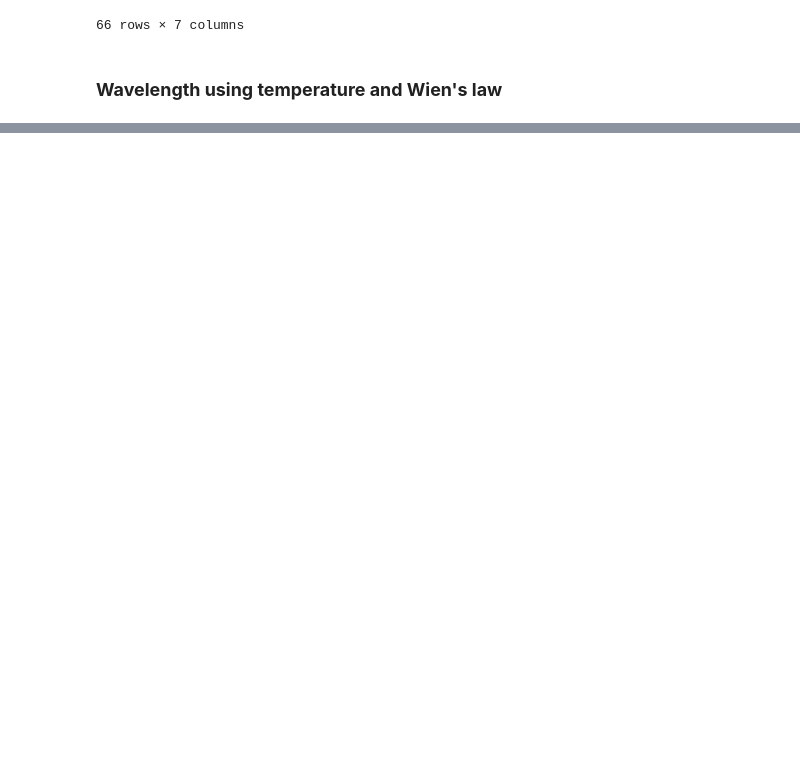
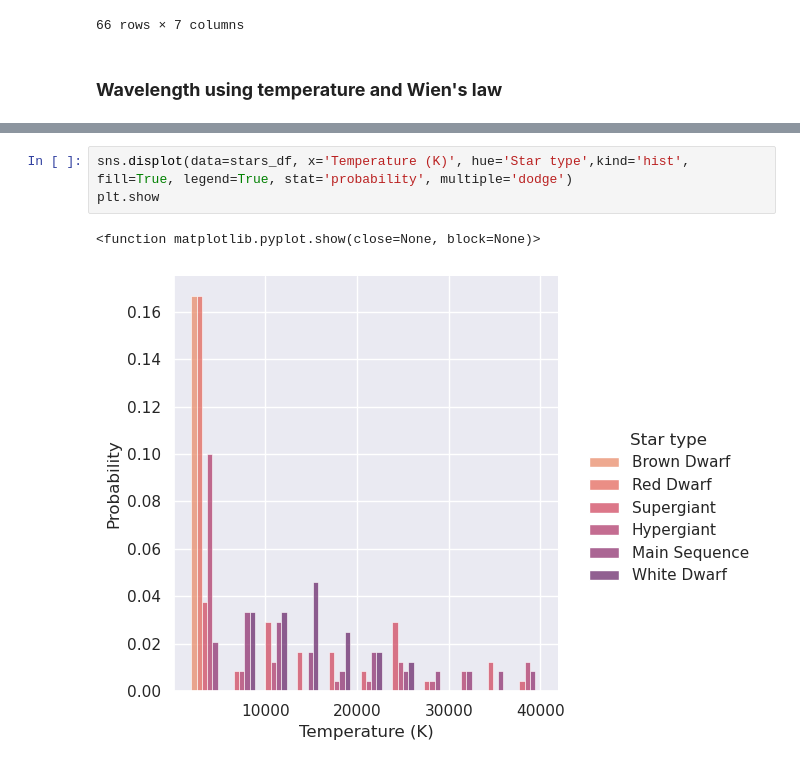
Before and after one commit to xhapa/Star-types, a Jupyter notebook: eda_star_types.ipynb, the cells around one changed output, grey strips where cells are left out. Drawn from its saved outputs; the diff is of its cells as text; blank space fills up the shorter version.

```diff
--- a/eda_star_types.ipynb
+++ b/eda_star_types.ipynb
@@ -201,0 +218,6 @@ stars_df.tail(5)
+# %%
+sns.displot(data=stars_df, x='Temperature (K)', hue='Star type',kind='hist', fill=True, legend=True, stat='probability', multiple='dodge')
+plt.show
+# %% [output]
+<function matplotlib.pyplot.show(close=None, block=None)>
+[figure, added]
```
Also changed, not shown: parts of 18 cells of this notebook.
